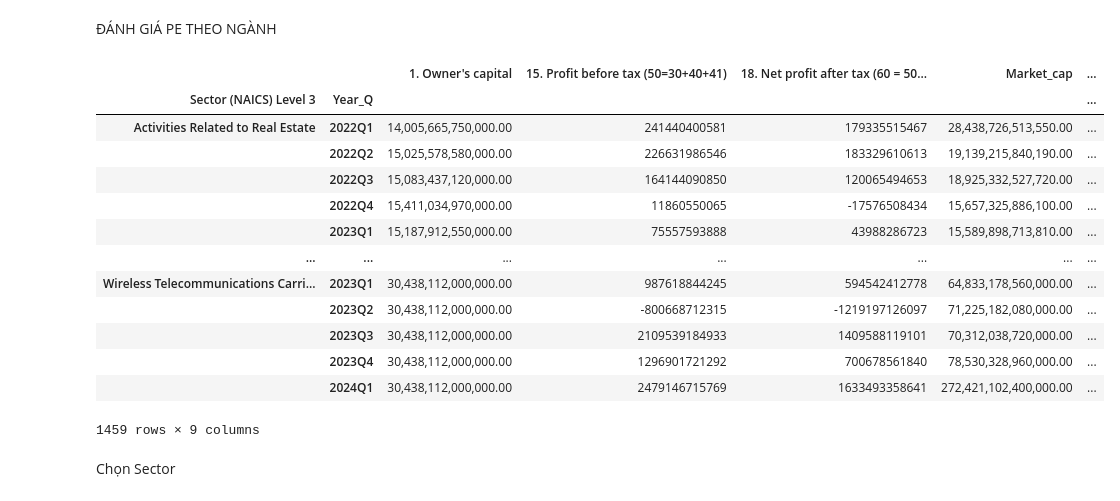
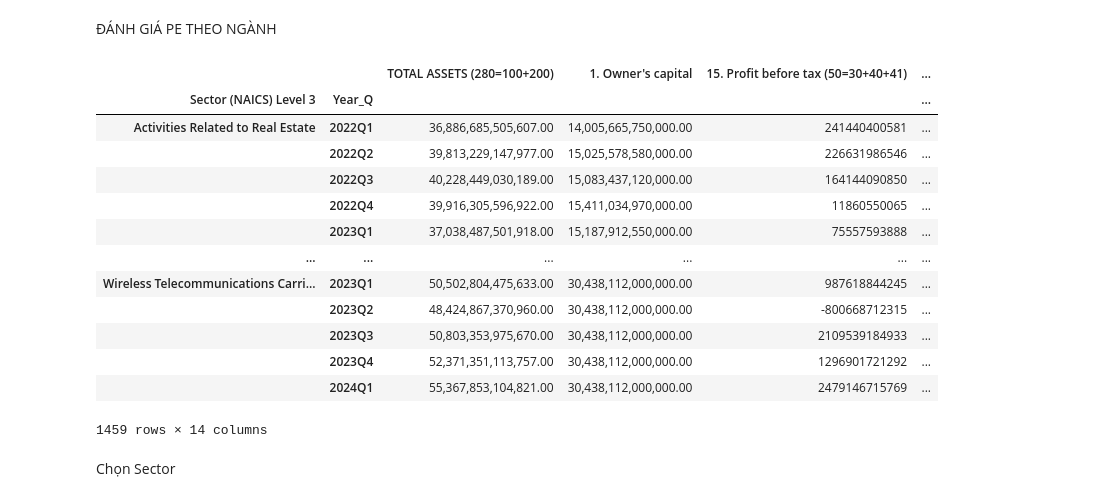
Before and after one commit to mrtotet/Statement_analyst_all_3, a Jupyter notebook: notebooks/data_from_vietstock/analyst.ipynb, the cells around one changed output. Saved outputs shown, nothing was run; the diff lists cells and outputs as text; code cells hidden in the pictures.

```diff
--- a/notebooks/data_from_vietstock/analyst.ipynb
+++ b/notebooks/data_from_vietstock/analyst.ipynb
@@ -102,28 +102,32 @@ Exchange_BCTC_None
 # %% [markdown]
 ĐÁNH GIÁ PE THEO NGÀNH
 # %%
-Sector_BCTC = BCTC.groupby(['Sector (NAICS) Level 3','Year_Q'])[["1. Owner's capital ",'15. Profit before tax (50=30+40+41)','18. Net profit after tax  (60 = 50 - 51 - 52)','Market_cap']].sum()
+Sector_BCTC = BCTC.groupby(['Sector (NAICS) Level 3','Year_Q'])[["TOTAL ASSETS (280=100+200)","1. Owner's capital ",'15. Profit before tax (50=30+40+41)','18. Net profit after tax  (60 = 50 - 51 - 52)','Market_cap']].sum()
 Sector_BCTC['EPS_quarter'] = Sector_BCTC['18. Net profit after tax  (60 = 50 - 51 - 52)']/(Sector_BCTC["1. Owner's capital "]/10000)
 Sector_BCTC['Rolling_EPS_4Q'] = Sector_BCTC.groupby('Sector (NAICS) Level 3')['EPS_quarter'].rolling(4).sum().reset_index(level=0, drop=True)
 Sector_BCTC['PE_quarter'] = Sector_BCTC['Market_cap']/(Sector_BCTC['18. Net profit after tax  (60 = 50 - 51 - 52)'])
 Sector_BCTC['Rolling_Profit_4Q'] = Sector_BCTC.groupby('Sector (NAICS) Level 3')['18. Net profit after tax  (60 = 50 - 51 - 52)'].rolling(4).sum().reset_index(level=0, drop=True)
+Sector_BCTC['Last_Year_Rolling_Profit_4Q'] = Sector_BCTC.groupby(['Sector (NAICS) Level 3'])['Rolling_Profit_4Q'].shift(4)  #lay loi nhuan rolling  cung ky nam truoc
+Sector_BCTC['YoY_Growth_Rolling_Profit_4Q'] = (Sector_BCTC['Rolling_Profit_4Q']/Sector_BCTC['Last_Year_Rolling_Profit_4Q']-1)*100
+Sector_BCTC['ROE(%)'] = Sector_BCTC['Rolling_Profit_4Q']*100/Sector_BCTC["1. Owner's capital "]
+Sector_BCTC['ROA(%)'] = Sector_BCTC['Rolling_Profit_4Q']*100/Sector_BCTC["TOTAL ASSETS (280=100+200)"]
 Sector_BCTC['Rolling_PE_4Q'] = Sector_BCTC['Market_cap']/Sector_BCTC['Rolling_Profit_4Q']
 Sector_BCTC
 # %% [output]
-|  |  | 1. Owner's capital | 15. Profit before tax (50=30+40+41) | 18. Net profit after tax (60 = 50... | Market_cap | ... |
-| Sector (NAICS) Level 3 | Year_Q |  |  |  |  | ... |
-| Activities Related to Real Estate | 2022Q1 | 14,005,665,750,000.00 | 241440400581 | 179335515467 | 28,438,726,513,550.00 | ... |
-|  | 2022Q2 | 15,025,578,580,000.00 | 226631986546 | 183329610613 | 19,139,215,840,190.00 | ... |
-|  | 2022Q3 | 15,083,437,120,000.00 | 164144090850 | 120065494653 | 18,925,332,527,720.00 | ... |
-|  | 2022Q4 | 15,411,034,970,000.00 | 11860550065 | -17576508434 | 15,657,325,886,100.00 | ... |
-|  | 2023Q1 | 15,187,912,550,000.00 | 75557593888 | 43988286723 | 15,589,898,713,810.00 | ... |
-| ... | ... | ... | ... | ... | ... | ... |
-| Wireless Telecommunications Carri... | 2023Q1 | 30,438,112,000,000.00 | 987618844245 | 594542412778 | 64,833,178,560,000.00 | ... |
-|  | 2023Q2 | 30,438,112,000,000.00 | -800668712315 | -1219197126097 | 71,225,182,080,000.00 | ... |
-|  | 2023Q3 | 30,438,112,000,000.00 | 2109539184933 | 1409588119101 | 70,312,038,720,000.00 | ... |
-|  | 2023Q4 | 30,438,112,000,000.00 | 1296901721292 | 700678561840 | 78,530,328,960,000.00 | ... |
-|  | 2024Q1 | 30,438,112,000,000.00 | 2479146715769 | 1633493358641 | 272,421,102,400,000.00 | ... |
+|  |  | TOTAL ASSETS (280=100+200) | 1. Owner's capital | 15. Profit before tax (50=30+40+41) | ... |
+| Sector (NAICS) Level 3 | Year_Q |  |  |  | ... |
+| Activities Related to Real Estate | 2022Q1 | 36,886,685,505,607.00 | 14,005,665,750,000.00 | 241440400581 | ... |
+|  | 2022Q2 | 39,813,229,147,977.00 | 15,025,578,580,000.00 | 226631986546 | ... |
+|  | 2022Q3 | 40,228,449,030,189.00 | 15,083,437,120,000.00 | 164144090850 | ... |
+|  | 2022Q4 | 39,916,305,596,922.00 | 15,411,034,970,000.00 | 11860550065 | ... |
+|  | 2023Q1 | 37,038,487,501,918.00 | 15,187,912,550,000.00 | 75557593888 | ... |
+| ... | ... | ... | ... | ... | ... |
+| Wireless Telecommunications Carri... | 2023Q1 | 50,502,804,475,633.00 | 30,438,112,000,000.00 | 987618844245 | ... |
+|  | 2023Q2 | 48,424,867,370,960.00 | 30,438,112,000,000.00 | -800668712315 | ... |
+|  | 2023Q3 | 50,803,353,975,670.00 | 30,438,112,000,000.00 | 2109539184933 | ... |
+|  | 2023Q4 | 52,371,351,113,757.00 | 30,438,112,000,000.00 | 1296901721292 | ... |
+|  | 2024Q1 | 55,367,853,104,821.00 | 30,438,112,000,000.00 | 2479146715769 | ... |
-1459 rows × 9 columns
+1459 rows × 14 columns
 # %% [markdown]
 Chọn Sector
 # %%
```
Also changed, not shown: parts of 2 cells of this notebook, 1 other file.
